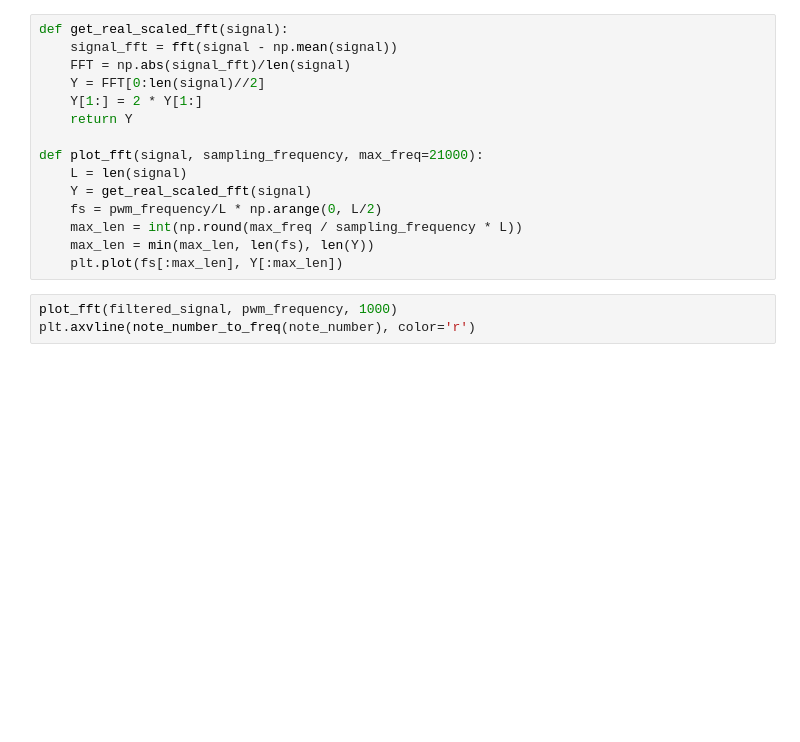
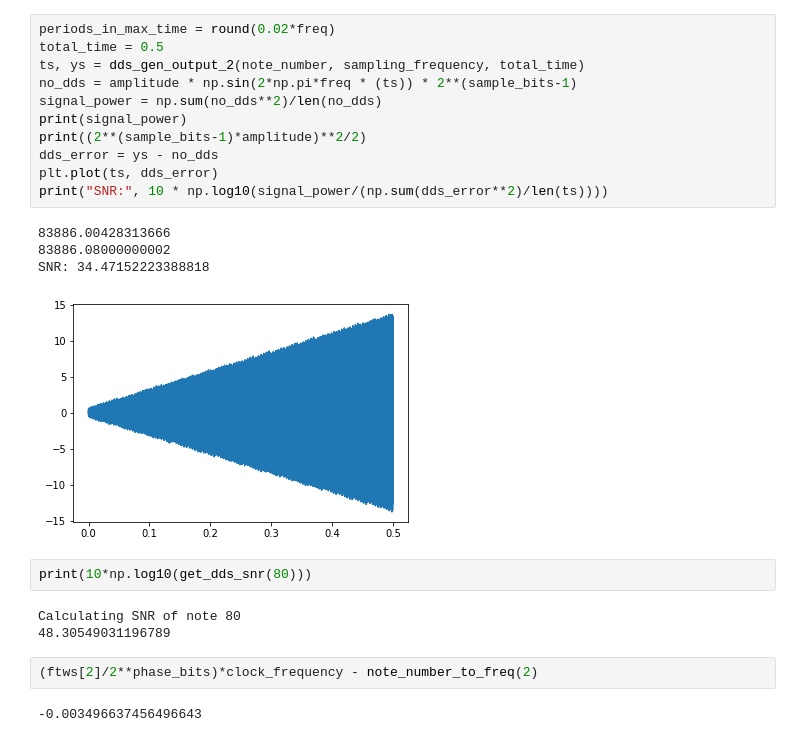
Before and after one commit to doppioandante/tesi, a Jupyter notebook: scripts/DDS + pwm error .ipynb, the cells around one changed output. Cells and saved outputs as stored; diff of their text form; blank space fills up the shorter version.

```diff
--- a/scripts/DDS + pwm error .ipynb
+++ b/scripts/DDS + pwm error .ipynb
@@ -117,18 +136,25 @@ plt.plot(ts[:lmin], dds_signal[:lmin])
-# %%
-def get_real_scaled_fft(signal):
-    signal_fft = fft(signal - np.mean(signal))
-    FFT = np.abs(signal_fft)/len(signal)
-    Y = FFT[0:len(signal)//2]
-    Y[1:] = 2 * Y[1:]
-    return Y
-
-def plot_fft(signal, sampling_frequency, max_freq=21000):
-    L = len(signal)
-    Y = get_real_scaled_fft(signal)
-    fs = pwm_frequency/L * np.arange(0, L/2)
-    max_len = int(np.round(max_freq / sampling_frequency * L))
-    max_len = min(max_len, len(fs), len(Y))
-    plt.plot(fs[:max_len], Y[:max_len])
-# %%
-plot_fft(filtered_signal, pwm_frequency, 1000)
-plt.axvline(note_number_to_freq(note_number), color='r')
+# %%
+periods_in_max_time = round(0.02*freq)
+total_time = 0.5
+ts, ys = dds_gen_output_2(note_number, sampling_frequency, total_time)
+no_dds = amplitude * np.sin(2*np.pi*freq * (ts)) * 2**(sample_bits-1)
+signal_power = np.sum(no_dds**2)/len(no_dds)
+print(signal_power)
+print((2**(sample_bits-1)*amplitude)**2/2)
+dds_error = ys - no_dds
+plt.plot(ts, dds_error)
+print("SNR:", 10 * np.log10(signal_power/(np.sum(dds_error**2)/len(ts))))
+# %% [output]
+83886.00428313666
+83886.08000000002
+SNR: 34.47152223388818
+[figure, added]
+# %%
+print(10*np.log10(get_dds_snr(80)))
+# %% [output]
+Calculating SNR of note 80
+48.30549031196789
+# %%
+(ftws[2]/2**phase_bits)*clock_frequency - note_number_to_freq(2)
+# %% [output]
+-0.003496637456496643
```
Also changed, not shown: parts of 15 cells of this notebook, 20 other files.
